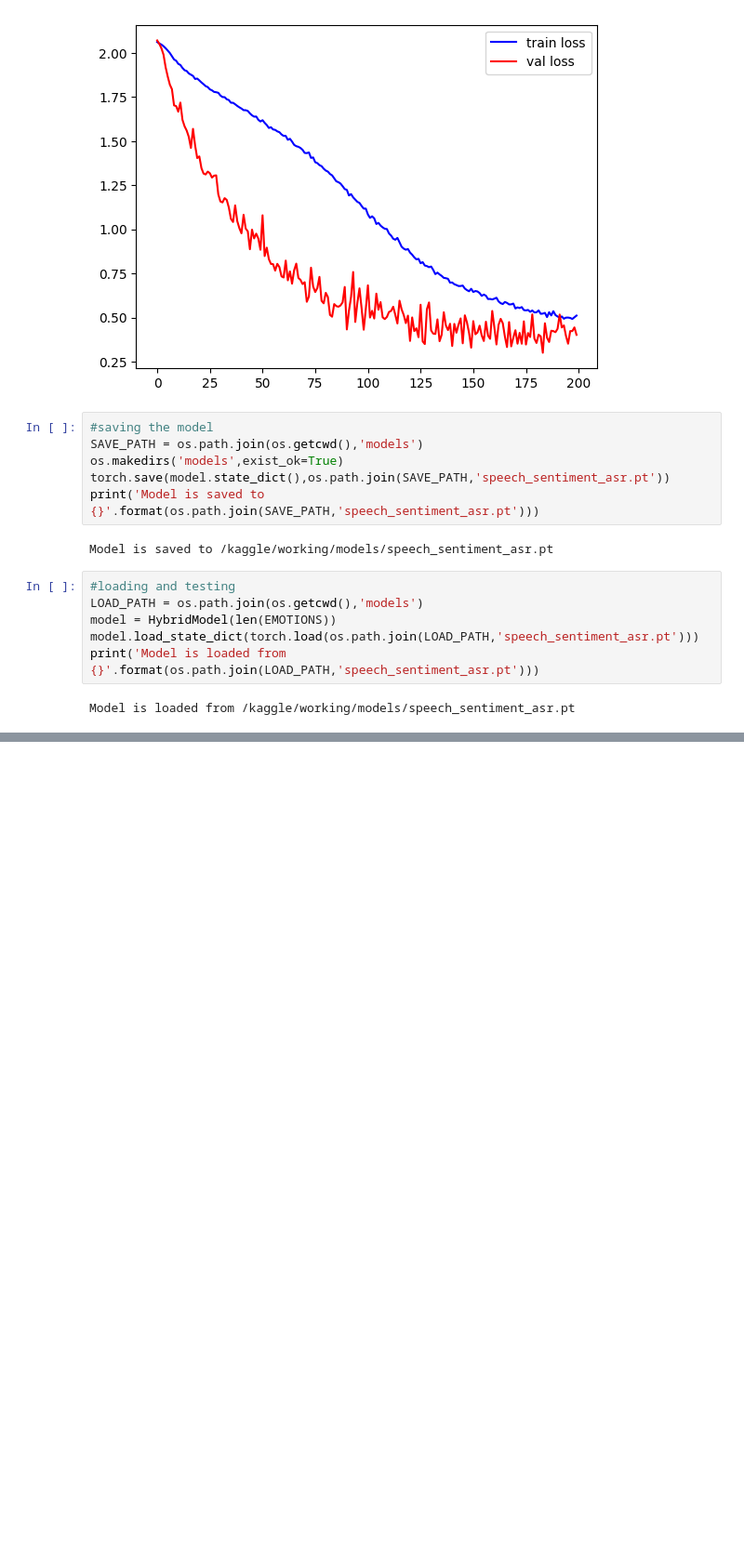
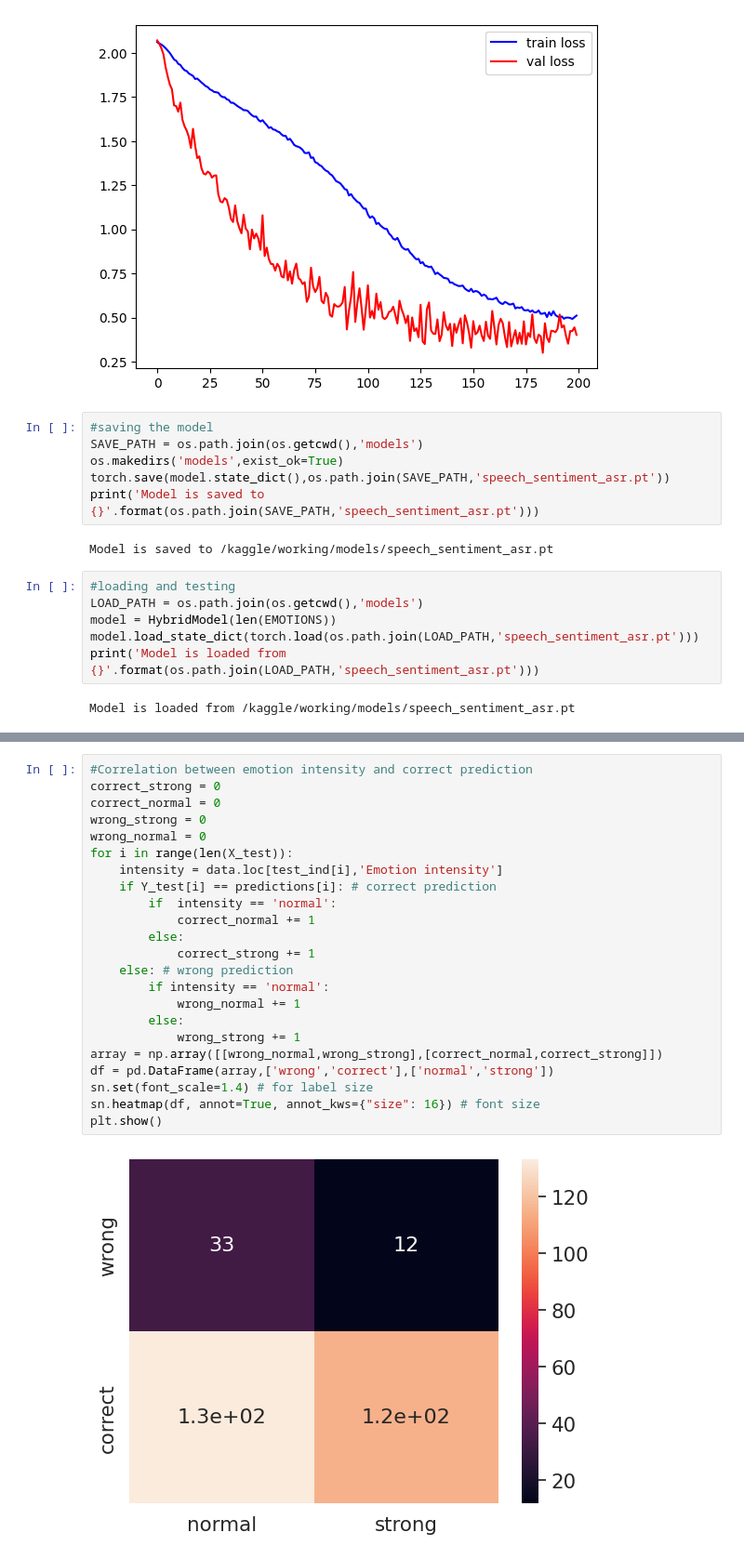
Before and after one commit to LuluW8071/ASR-with-Speech-Sentiment-and-Text-Summarizer, a Jupyter notebook: src/Speech_Sentiment_Analysis/sentiment_analysis(saugat)/speech-sentiment.ipynb, the cells around one changed output, grey strips where cells are left out. Shown at 93% size. Drawn from its saved outputs; the diff is of its cells as text; blank space fills up the shorter version.

```diff
--- a/src/Speech_Sentiment_Analysis/sentiment_analysis(saugat)/speech-sentiment.ipynb
+++ b/src/Speech_Sentiment_Analysis/sentiment_analysis(saugat)/speech-sentiment.ipynb
@@ -658,0 +678,25 @@ Test accuracy is 84.64%
+# %%
+#Correlation between emotion intensity and correct prediction
+correct_strong = 0
+correct_normal = 0
+wrong_strong = 0
+wrong_normal = 0
+for i in range(len(X_test)):
+    intensity = data.loc[test_ind[i],'Emotion intensity']
+    if Y_test[i] == predictions[i]: # correct prediction
+        if  intensity == 'normal':
+            correct_normal += 1
+        else:
+            correct_strong += 1
+    else: # wrong prediction
+        if intensity == 'normal':
+            wrong_normal += 1
+        else:
+            wrong_strong += 1
+array = np.array([[wrong_normal,wrong_strong],[correct_normal,correct_strong]])
+df = pd.DataFrame(array,['wrong','correct'],['normal','strong'])
+sn.set(font_scale=1.4) # for label size
+sn.heatmap(df, annot=True, annot_kws={"size": 16}) # font size
+plt.show()
+# %% [output]
+[figure, added]
```
Also changed, not shown: parts of 4 cells of this notebook.
